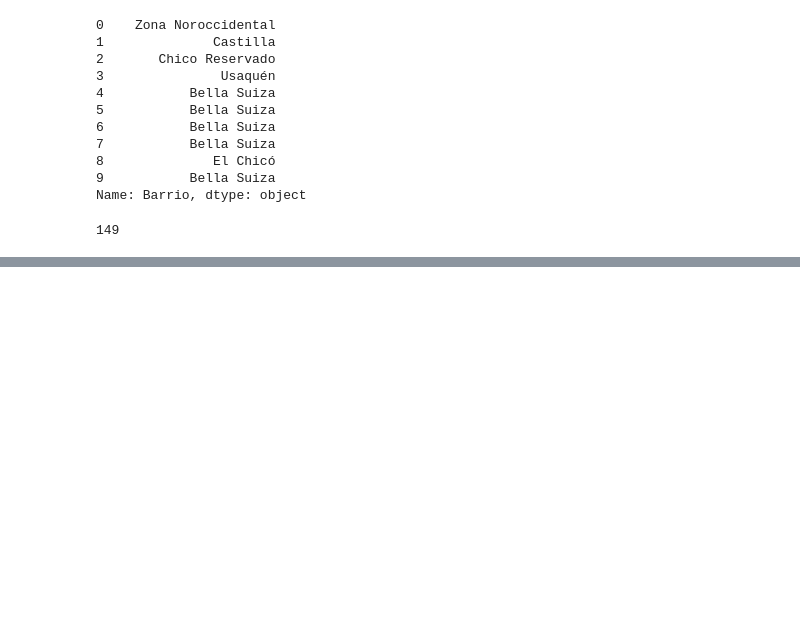
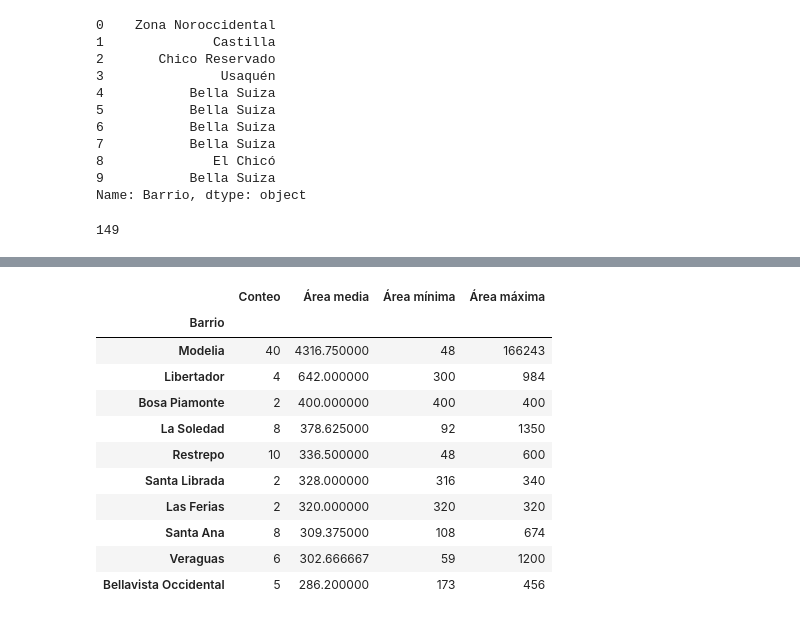
Before and after one commit to Liberatofco/Inmersion-de-datos-, a Jupyter notebook: InmersionDatos.ipynb, the cells around one changed output, grey strips where cells are left out. Cells and saved outputs as stored; diff of their text form; code cells hidden in the pictures; blank space fills up the shorter version.

```diff
--- a/InmersionDatos.ipynb
+++ b/InmersionDatos.ipynb
@@ -142,0 +153,25 @@ Length: 149, dtype: int64
+# %%
+conteo_por_barrio = inmuebles.groupby('Barrio')['Area'].count().sort_values(ascending=False)
+area_media_por_barrio = inmuebles.groupby('Barrio')['Area'].mean().sort_values(ascending=False)
+area_minima_por_barrio = inmuebles.groupby('Barrio')['Area'].min().sort_values(ascending=False)
+area_maxima_por_barrio = inmuebles.groupby('Barrio')['Area'].max().sort_values(ascending=False)
+
+tabla_estadisticas = pd.concat([conteo_por_barrio, area_media_por_barrio, area_minima_por_barrio, area_maxima_por_barrio], axis=1)
+
+tabla_estadisticas.columns = ['Conteo', 'Área media', 'Área mínima', 'Área máxima']
+
+tabla_estadisticas_ordenada = tabla_estadisticas.sort_values('Área media', ascending=False)
+tabla_estadisticas_ordenada.head(10)
+# %% [output]
+|  | Conteo | Área media | Área mínima | Área máxima |
+| Barrio |  |  |  |  |
+| Modelia | 40 | 4316.750000 | 48 | 166243 |
+| Libertador | 4 | 642.000000 | 300 | 984 |
+| Bosa Piamonte | 2 | 400.000000 | 400 | 400 |
+| La Soledad | 8 | 378.625000 | 92 | 1350 |
+| Restrepo | 10 | 336.500000 | 48 | 600 |
+| Santa Librada | 2 | 328.000000 | 316 | 340 |
+| Las Ferias | 2 | 320.000000 | 320 | 320 |
+| Santa Ana | 8 | 309.375000 | 108 | 674 |
+| Veraguas | 6 | 302.666667 | 59 | 1200 |
+| Bellavista Occidental | 5 | 286.200000 | 173 | 456 |
```
Also changed, not shown: parts of 4 cells of this notebook.
